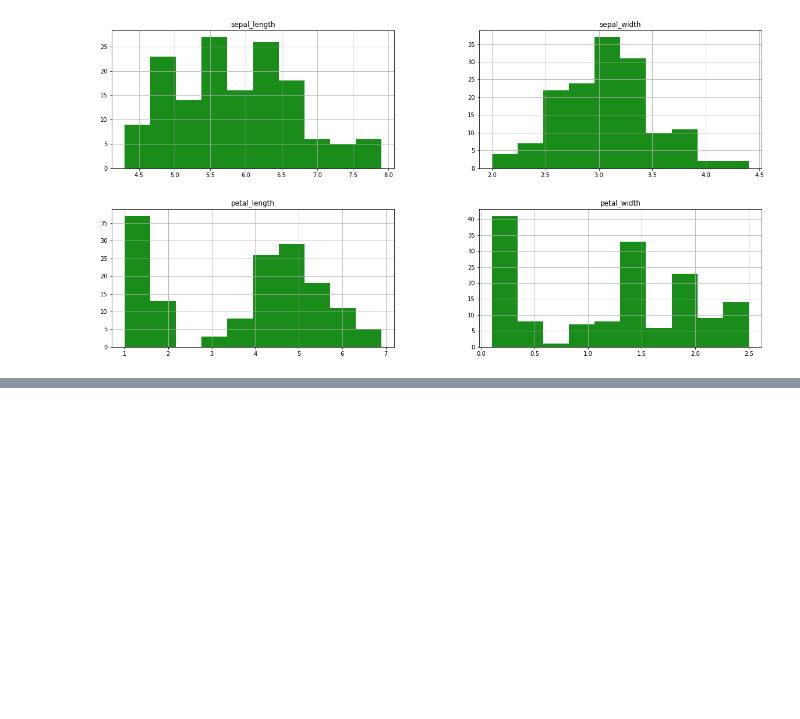
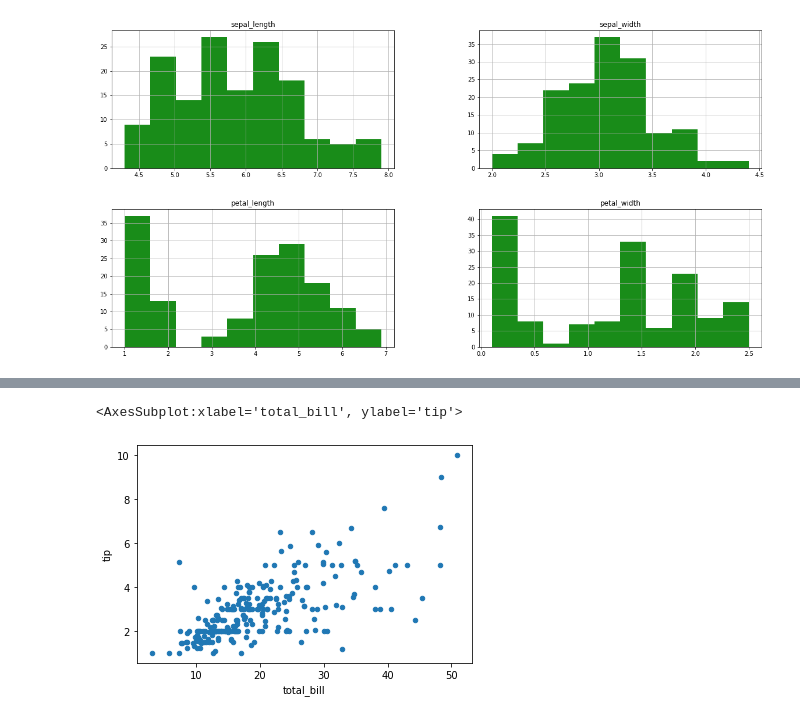
Before and after one commit to pranshuchaurasia/data-science-bootcamp, a Jupyter notebook: python-advanced/data visualization class 2.ipynb, the cells around one changed output, grey strips where cells are left out. Drawn from its saved outputs; the diff is of its cells as text; code cells hidden in the pictures; blank space fills up the shorter version.

```diff
--- a/python-advanced/data visualization class 2.ipynb
+++ b/python-advanced/data visualization class 2.ipynb
@@ -189,0 +202,2 @@ df.iplot()
+# %%
+df1=sns.load_dataset('tips')
@@ -189,0 +224,5 @@ df.iplot()
+# %%
+df1.plot(x='total_bill',y='tip',kind='scatter')
+# %% [output]
+<AxesSubplot:xlabel='total_bill', ylabel='tip'>
+[figure, added]
```
Also changed, not shown: parts of 5 cells of this notebook.
